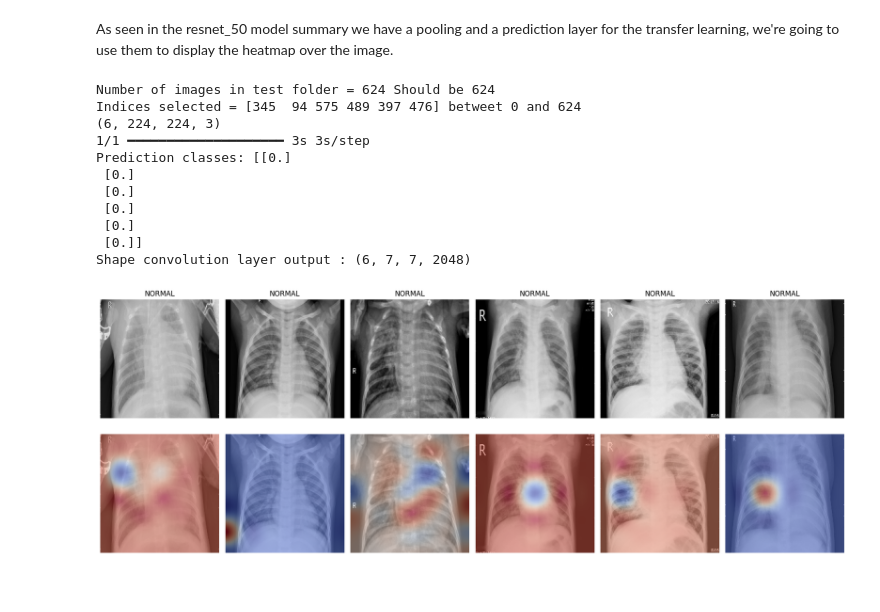
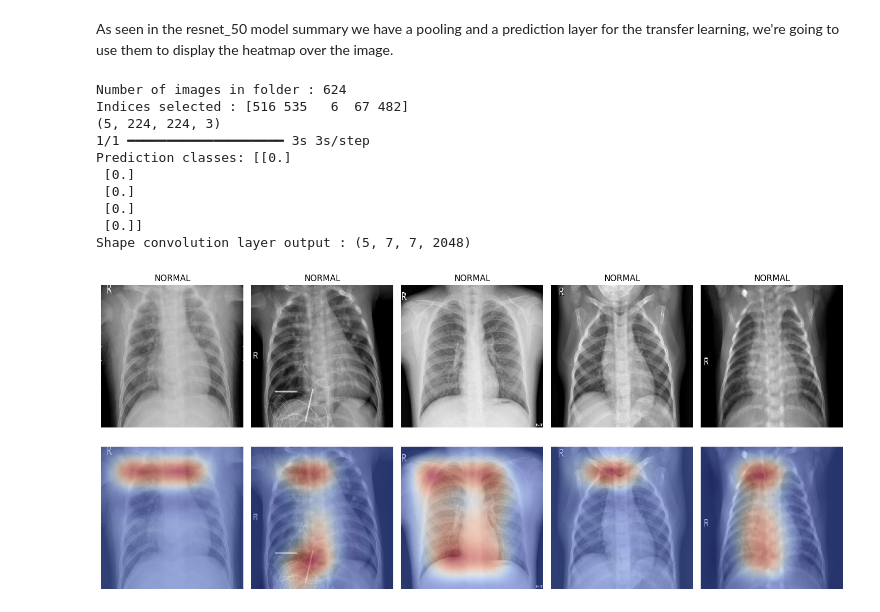
Before and after one commit to BeletAntoine/Machine_Learning, a Jupyter notebook: Projet1/Projet1.ipynb, the cells around one changed output. Drawn from its saved outputs; the diff is of its cells as text; code cells hidden in the pictures; blank space fills up the shorter version.

```diff
--- a/Projet1/Projet1.ipynb
+++ b/Projet1/Projet1.ipynb
@@ -74,16 +76,16 @@ def normal_n_pneumonia_paths(parent_folder_path):
 # Return random images paths from the folder given
 def select_random_images_from_folder(path_folder, number_images):
 
-    list_images_path = glob.glob(os.path.join(path_folder, "**", "*.jpeg"))
+    list_images_path = glob.glob(path_folder + "/**/*.jpeg", recursive=True)
 
-    print(f'Number of images in test folder = {len(list_images_path)} Should be 624')
+    print(f'Number of images in folder : {len(list_images_path)}')
 
     array_numbers_len_list = np.arange(0, len(list_images_path))
 
     # Select number_images numbers from the list
     list_random_numbers = np.random.choice(array_numbers_len_list, number_images)
 
-    print(f'Indices selected = {list_random_numbers} between 0 and 624')
+    print(f'Indices selected : {list_random_numbers}')
 
     return [list_images_path[i] for i in list_random_numbers]
 
@@ -613,7 +609,7 @@ pred_ouptut = image_classifier.get_layer("predictions").output
 applied_image_classifier = Model(image_classifier.input, outputs=[conv_output, pred_ouptut])
 # %%
 # Number of images to display
-N = 6
+N = 5
 # %%
 # Select randomly pictures
 random_image_path = select_random_images_from_folder(test_path, N) # Get the first and only element from the list
@@ -635,17 +631,16 @@ conv, pred = applied_image_classifier.predict(X)
 print(f"Prediction classes: {pred}")
 print(f"Shape convolution layer output : {conv.shape}")
 # %% [output]
-Number of images in test folder = 624 Should be 624
-Indices selected = [345  94 575 489 397 476] betweet 0 and 624
-(6, 224, 224, 3)
+Number of images in folder : 624
+Indices selected : [516 535   6  67 482]
+(5, 224, 224, 3)
 1/1 ━━━━━━━━━━━━━━━━━━━━ 3s 3s/step
 Prediction classes: [[0.]
  [0.]
  [0.]
  [0.]
- [0.]
  [0.]]
-Shape convolution layer output : (6, 7, 7, 2048)
+Shape convolution layer output : (5, 7, 7, 2048)
 # %%
 def pred_to_text(pred):
     if pred > 0.5:
@@ -663,33 +658,40 @@ scale = width / conv.shape[1]
 
 # Create a figure with N subplots
 plt.figure(figsize=(3*N, 7))  # Adjust the figure size as needed
 
 for i in range(N):
     # Display the original image
     plt.subplot(2, N, i+1)
     plt.imshow(cv2.cvtColor(list_imgs[i], cv2.COLOR_BGR2RGB))  # Convert BGR to RGB for display
     plt.axis('off')
     plt.title(pred_to_text(pred[i][0]))
 
     # Generate the heatmap
     heatmap = np.mean(conv[i], axis=-1)  # Average over the channels to get a 2D heatmap
     heatmap = np.maximum(heatmap, 0)  # ReLU activation
-    heatmap /= np.max(heatmap)  # Normalize
+    heatmap = (heatmap - np.min(heatmap)) / (np.max(heatmap) - np.min(heatmap))  # Normalize between 0, 1
 
     # Apply the tangent function to exacerbate the interesting parts of the heatmap
-    heatmap = np.tan(heatmap * 5)  # Scale the heatmap values before applying tan
+    treshold_heatmap = 0.8 # Threshold between 0 and 1 to intensify the values above
+    multiplication_factor = 5
+    heatmap = np.tanh((heatmap - treshold_heatmap) * multiplication_factor) # Scale the heatmap values
+
+    # Normalize again after the tanh application
+    heatmap /= np.max(np.abs(heatmap))
+    # Redo the ReLu activation
+    heatmap = np.maximum(heatmap, 0)  # ReLU activation
 
     # Resize the heatmap to match the original image size
     scale = list_imgs[i].shape[0] / heatmap.shape[0]
     heatmap = zoom(heatmap, zoom=(scale, scale))
 
     # Display the heatmap over the original image
     plt.subplot(2, N, N + i + 1)
     plt.imshow(cv2.cvtColor(list_imgs[i], cv2.COLOR_BGR2RGB))
     plt.imshow(heatmap, cmap='coolwarm', alpha=0.5)  # Overlay the heatmap with transparency
     plt.axis('off')
 
 plt.tight_layout()  # Adjust spacing between subplots
 plt.show()
 # %% [output]
-[figure, old version]
+[figure, new version]
```
Also changed, not shown: parts of 14 cells of this notebook.
